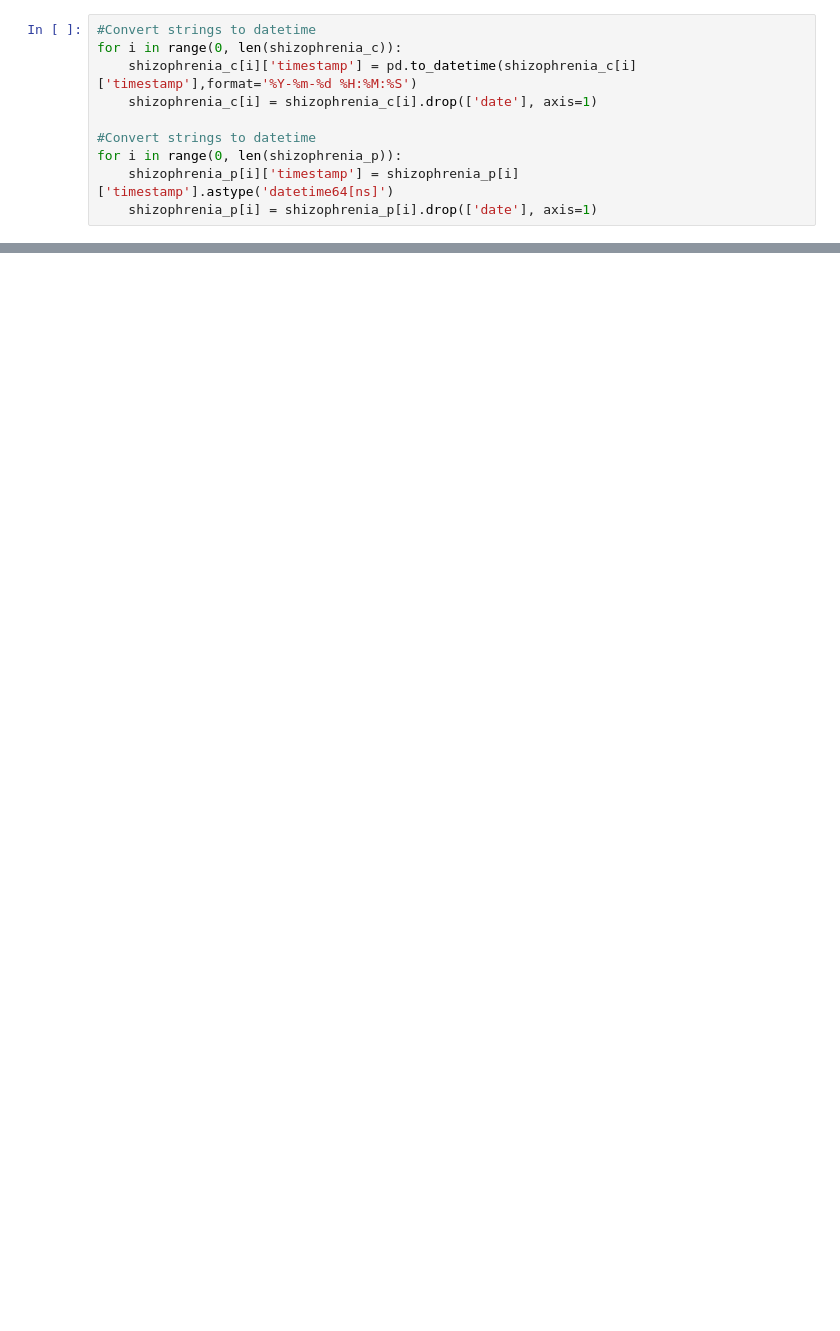
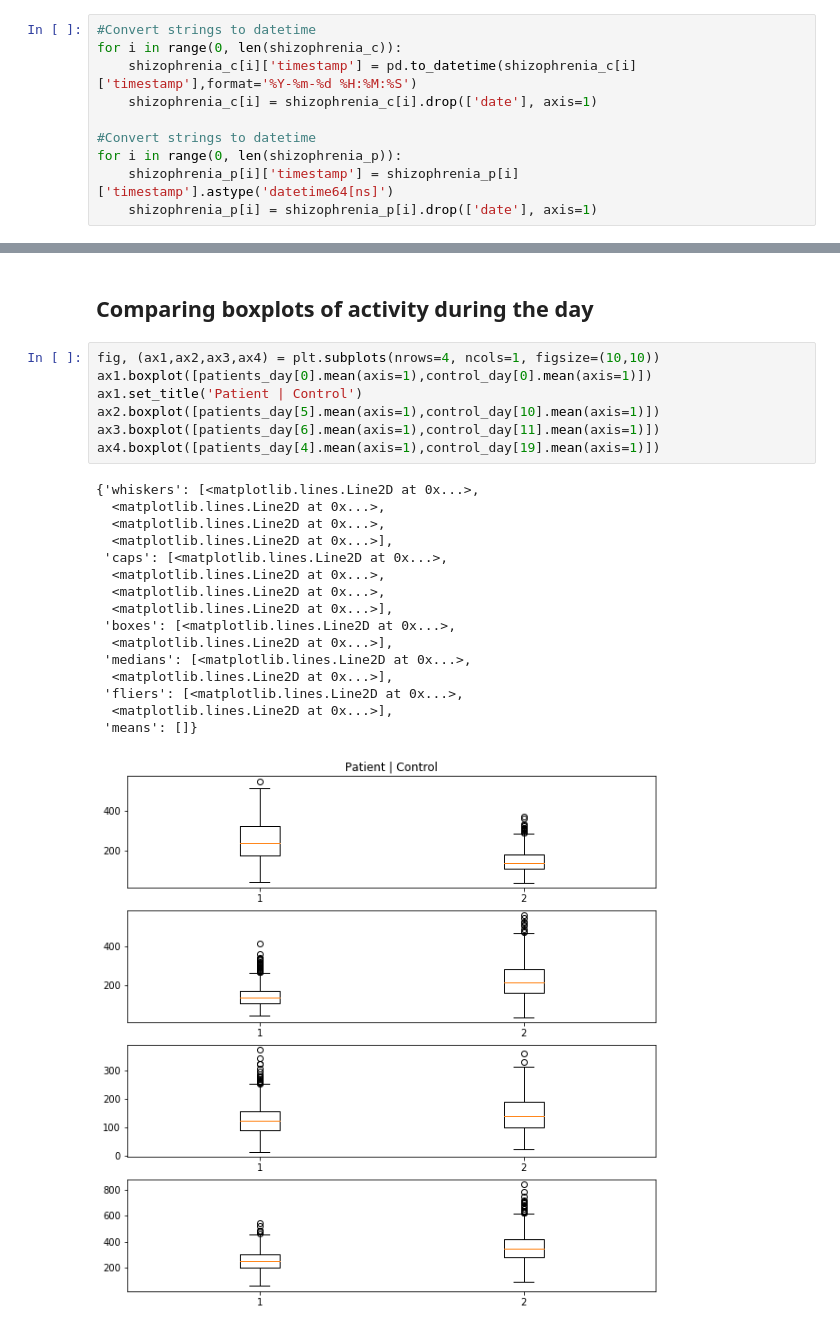
Before and after one commit to matthiasboeker/Shizophrenia_Depression_Project-, a Jupyter notebook: Notebooks/Schizophrenia_ts_explorative.ipynb, the cells around one changed output, grey strips where cells are left out. Drawn from its saved outputs; the diff is of its cells as text; blank space fills up the shorter version.

```diff
--- a/Notebooks/Schizophrenia_ts_explorative.ipynb
+++ b/Notebooks/Schizophrenia_ts_explorative.ipynb
@@ -60,0 +129,26 @@ np.log(f.mean(axis=1).rolling(10).mean()).plot()
+# %% [markdown]
+## Comparing boxplots of activity during the day
+# %%
+fig, (ax1,ax2,ax3,ax4) = plt.subplots(nrows=4, ncols=1, figsize=(10,10))
+ax1.boxplot([patients_day[0].mean(axis=1),control_day[0].mean(axis=1)])
+ax1.set_title('Patient | Control')
+ax2.boxplot([patients_day[5].mean(axis=1),control_day[10].mean(axis=1)])
+ax3.boxplot([patients_day[6].mean(axis=1),control_day[11].mean(axis=1)])
+ax4.boxplot([patients_day[4].mean(axis=1),control_day[19].mean(axis=1)])
+# %% [output]
+{'whiskers': [<matplotlib.lines.Line2D at 0x...>,
+  <matplotlib.lines.Line2D at 0x...>,
+  <matplotlib.lines.Line2D at 0x...>,
+  <matplotlib.lines.Line2D at 0x...>],
+ 'caps': [<matplotlib.lines.Line2D at 0x...>,
+  <matplotlib.lines.Line2D at 0x...>,
+  <matplotlib.lines.Line2D at 0x...>,
+  <matplotlib.lines.Line2D at 0x...>],
+ 'boxes': [<matplotlib.lines.Line2D at 0x...>,
+  <matplotlib.lines.Line2D at 0x...>],
+ 'medians': [<matplotlib.lines.Line2D at 0x...>,
+  <matplotlib.lines.Line2D at 0x...>],
+ 'fliers': [<matplotlib.lines.Line2D at 0x...>,
+  <matplotlib.lines.Line2D at 0x...>],
+ 'means': []}
+[figure, added]
```
Also changed, not shown: parts of 11 cells of this notebook.
